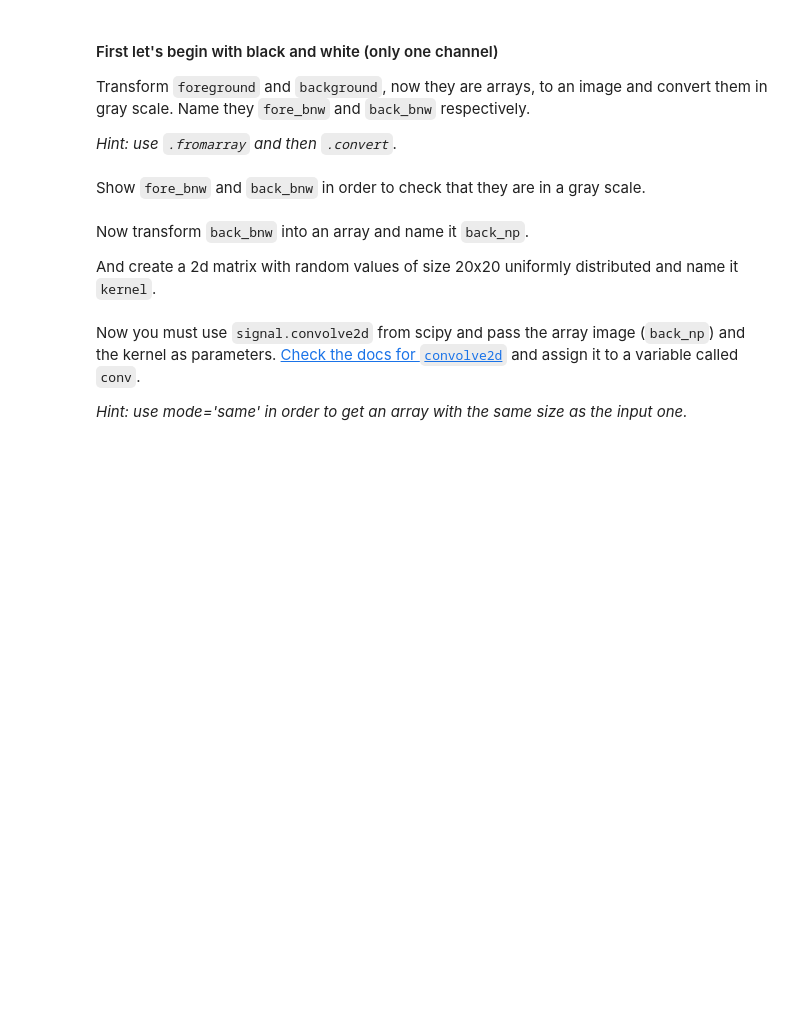
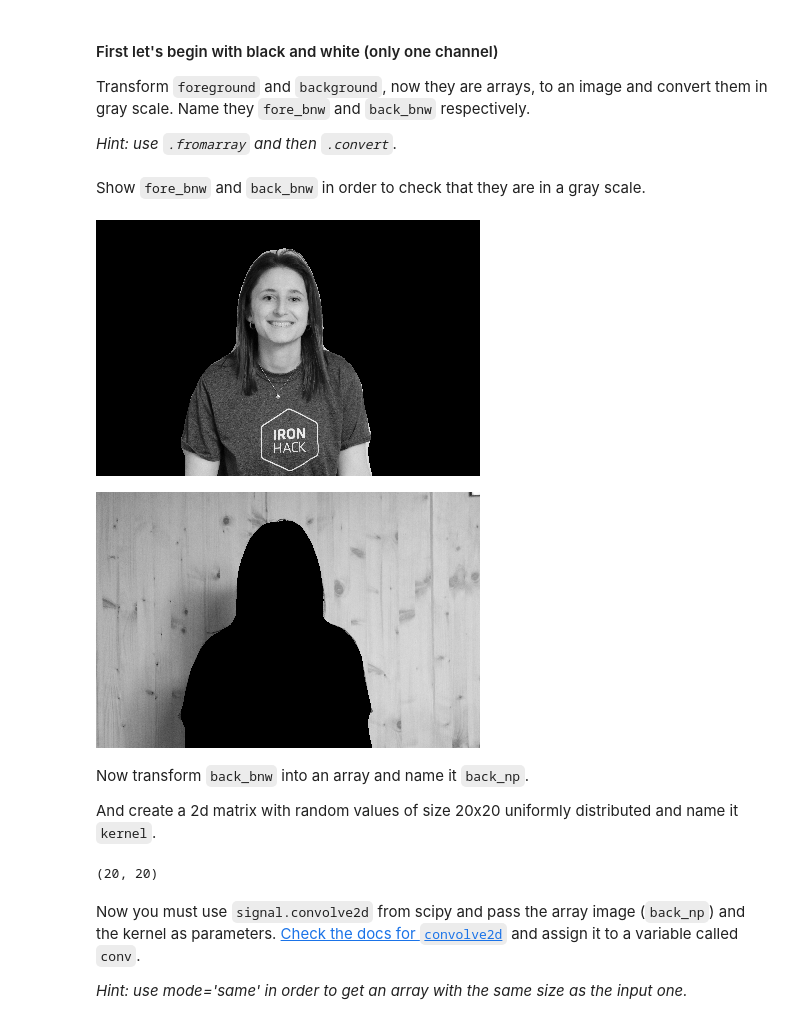
Before and after one commit to blancalluch/ImageSegmentation, a Jupyter notebook: main.ipynb, the cells around one changed output. Saved outputs shown, nothing was run; the diff lists cells and outputs as text; code cells hidden in the pictures; blank space fills up the shorter version.

```diff
--- a/main.ipynb
+++ b/main.ipynb
@@ -89,2 +118,5 @@ Transform `foreground` and `background`, now they are arrays, to an image and co
+# %%
+fore_bnw = Image.fromarray(foreArr).convert("L")
+back_bnw = Image.fromarray(backArr).convert("L")
 # %% [markdown]
 Show `fore_bnw` and `back_bnw` in order to check that they are in a gray scale.
@@ -93,3 +123,9 @@ Show `fore_bnw` and `back_bnw` in order to check that they are in a gray scale.
+# %%
+display(fore_bnw)
+display(back_bnw)
+# %% [output]
+[figure, added]
+[figure, added]
 # %% [markdown]
 Now transform `back_bnw` into an array and name it `back_np`.
 
@@ -99,3 +133,12 @@ And create a 2d matrix with random values of size 20x20 uniformly distributed an
+# %%
+back_np = np.array(back_bnw)
+
+kernel = np.random.random((20,20))
+# Tb con random.uniform si los quisiera de un rango
+
+kernel.shape
+# %% [output]
+(20, 20)
 # %% [markdown]
 Now you must use `signal.convolve2d` from scipy and pass the array image (`back_np`) and the kernel as parameters. [Check the docs for `convolve2d`](https://docs.scipy.org/doc/scipy/reference/generated/scipy.signal.convolve2d.html) and assign it to a variable called `conv`.
 
```
Also changed, not shown: parts of 31 cells of this notebook, 2 other files.
